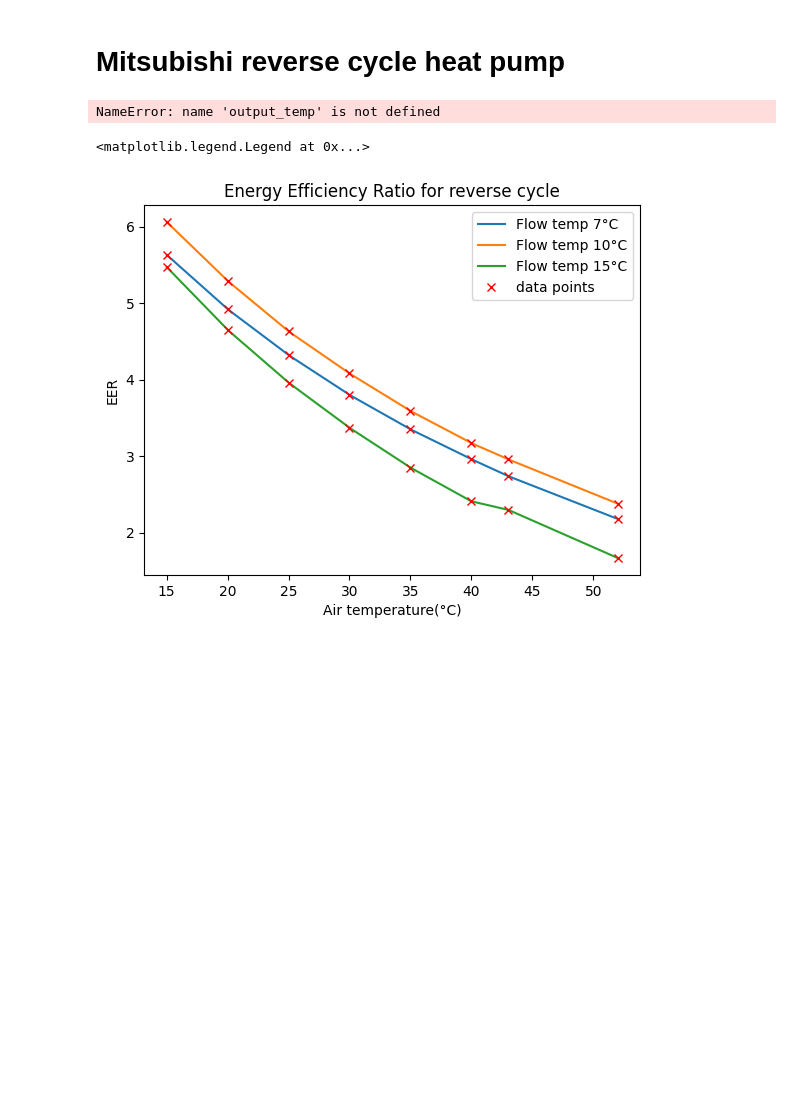
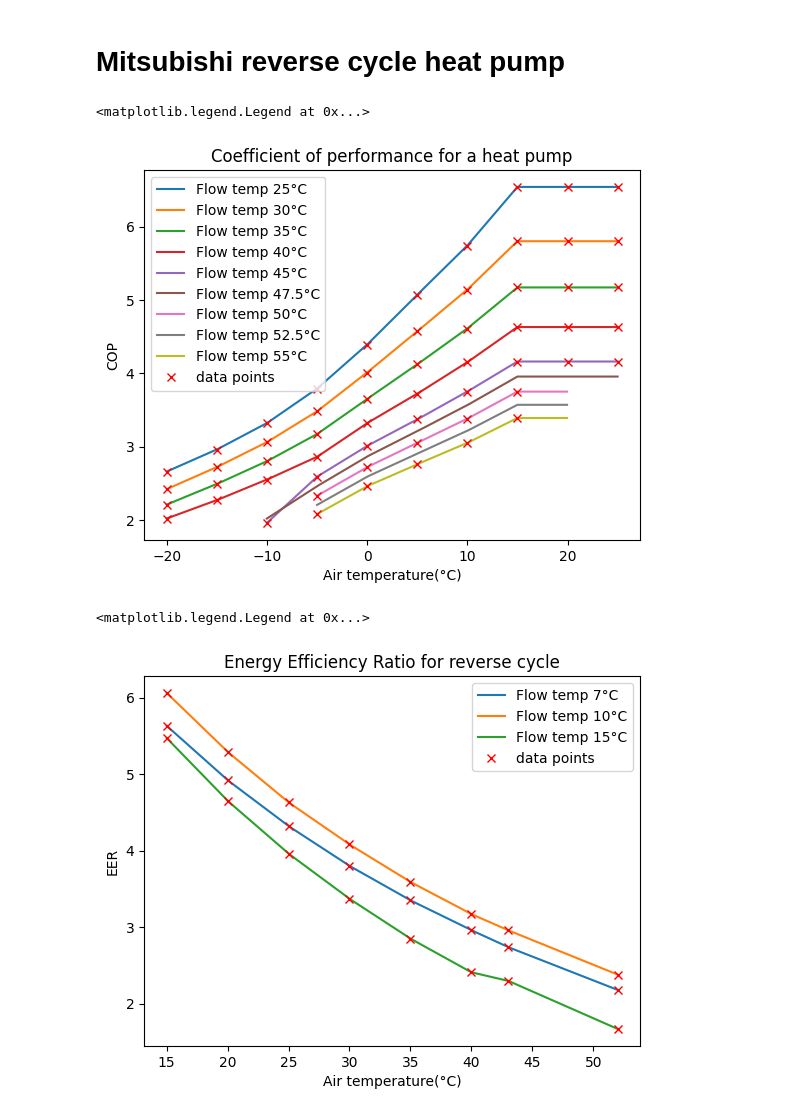
Before and after one commit to SNaylor12543/Variable_Output_Temperature_Heat_Pump, a Jupyter notebook: EAHV-M1500-YCL(-N).ipynb, the cells around one changed output. Saved outputs shown, nothing was run; the diff lists cells and outputs as text; code cells hidden in the pictures; blank space fills up the shorter version.

Commit message:
variable name change error

```diff
--- a/EAHV-M1500-YCL(-N).ipynb
+++ b/EAHV-M1500-YCL(-N).ipynb
@@ -5,35 +5,36 @@ from Modules.Heating import Heat_Pump
 import matplotlib.pyplot as plt
 import Modules.Data as Data
 import numpy as np
 
 Heat_Pump = Heat_Pump("Data/Heat_Pump/EAHV-M1500-YCL(-N)/Heating_5C.csv")
 
 COP_interp = Heat_Pump.interp_init("COP")
 
 air_temp = np.linspace(-20, 25, 1000)
 hydronics_temp = [25, 30, 35, 40, 45, 47.5, 50, 52.5, 55]
 
 for flow_temp in hydronics_temp:
 
     COP = Heat_Pump.Calculate_COP(flow_temp, air_temp, COP_interp)
 
-    plt.plot(air_temp, COP, label = 'Flow temp ' + str(output_temp) + '°C')
+    plt.plot(air_temp, COP, label = 'Flow temp ' + str(flow_temp) + '°C')
 
 # data points
 data_air_temp = Data.column_from_csv("Data/Heat_Pump/EAHV-M1500-YCL(-N)/Heating_5C.csv", "Air temperature(°C)")
 
 data_flow_temp = Data.column_from_csv("Data/Heat_Pump/EAHV-M1500-YCL(-N)/Heating_5C.csv", "Flow temperature(°C)")
 
 data_COP = Heat_Pump.Calculate_COP(data_flow_temp, data_air_temp, COP_interp)
 
 plt.plot(data_air_temp, data_COP, label="data points", marker='x', color='red', linestyle='None')
 
 plt.title('Coefficient of performance for a heat pump')
 plt.xlabel('Air temperature(°C)')
 plt.ylabel('COP')
 plt.legend()
 # %% [output]
-NameError: name 'output_temp' is not defined
+<matplotlib.legend.Legend at 0x...>
+[figure, added]
 # %%
 from Modules.Heating import HVAC
 import matplotlib.pyplot as plt
```
